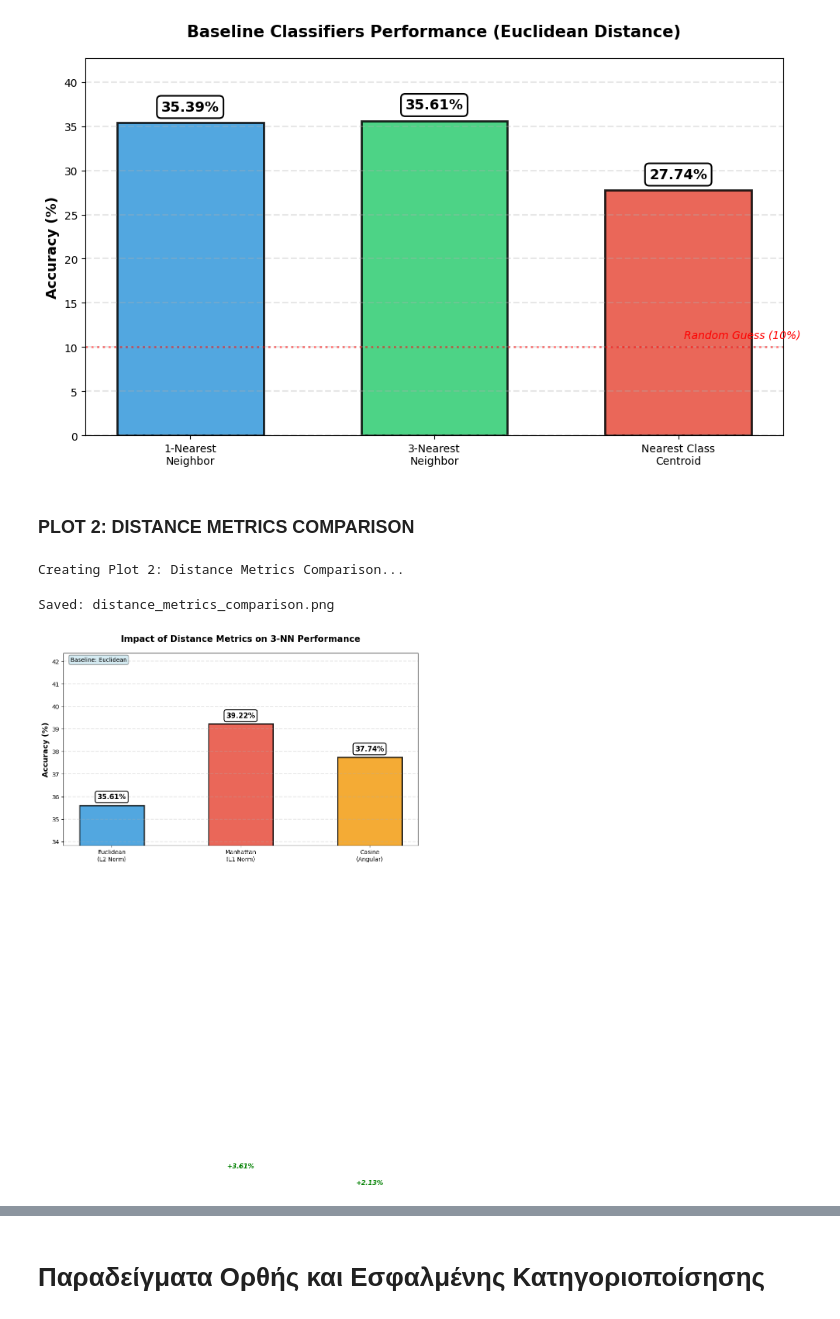
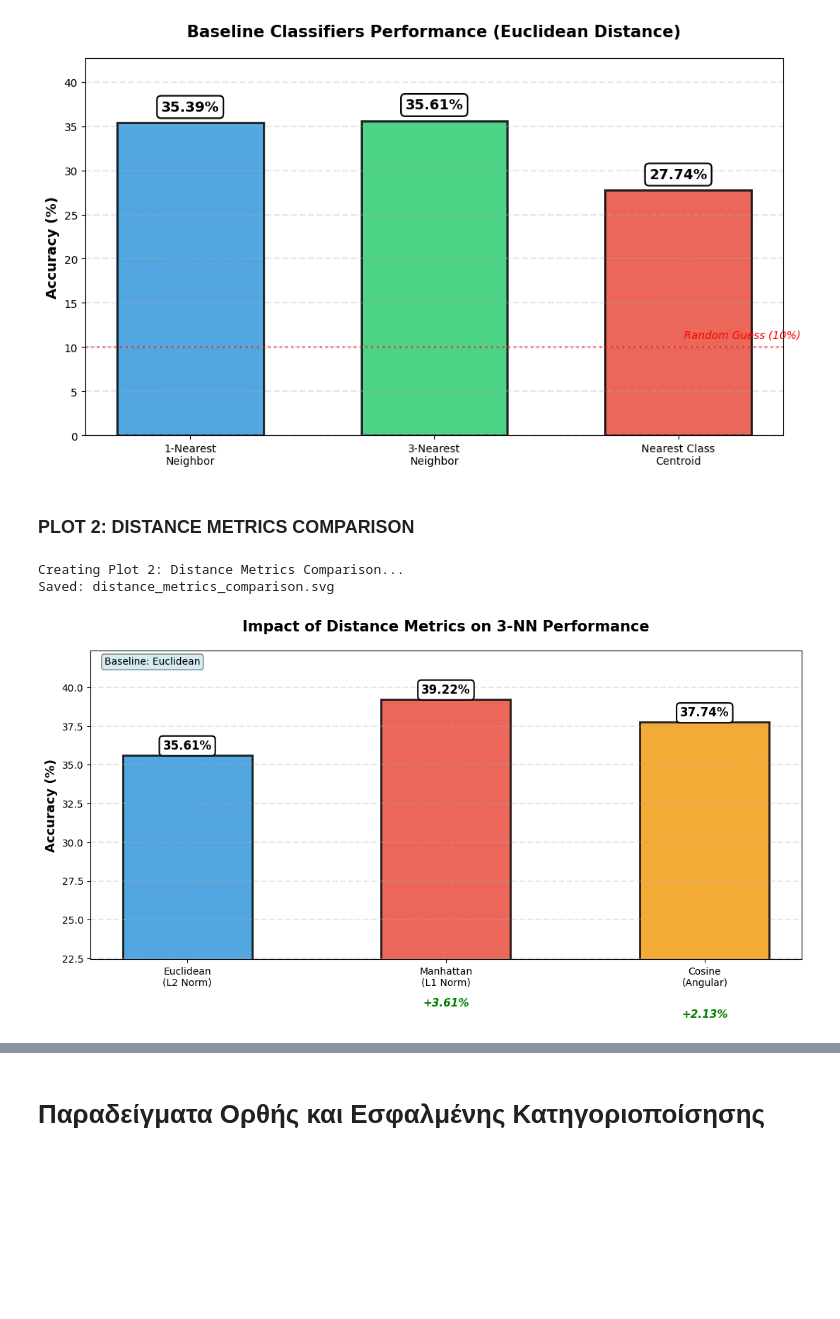
Before and after one commit to PelopidasTsiountsiouras/Neural-Networks-Deep-Learning, a Jupyter notebook: FirstProject/Neural_Networks_Project_1_Intermediate.ipynb, the cells around one changed output, grey strips where cells are left out. Cells and saved outputs as stored; diff of their text form; code cells hidden in the pictures; blank space fills up the shorter version.

```diff
--- a/FirstProject/Neural_Networks_Project_1.ipynb
+++ b/FirstProject/Neural_Networks_Project_1_Intermediate.ipynb
@@ -618,0 +576,14 @@ Test samples: 10000
+# %%
+# EXPERIMENT 1: DISTANCE METRICS (3-NN)
+print("\n" + "🔹"*30)
+print("EXPERIMENT: DISTANCE METRICS")
+print("🔹"*30)
+print("Comparison of different distance metrics with 3-NN")
+
+# Manhattan Distance
+pred_3nn_manhattan = knn_classifier(X_train_flat, y_train, X_test_eval, k=3, distance_type='manhattan')
+results['3-NN (Manhattan)'] = evaluate_classifier(y_test_eval, pred_3nn_manhattan, "3-NN with Manhattan Distance")
+
+# Cosine Distance
+pred_3nn_cosine = knn_classifier(X_train_flat, y_train, X_test_eval, k=3, distance_type='cosine')
+results['3-NN (Cosine)'] = evaluate_classifier(y_test_eval, pred_3nn_cosine, "3-NN with Cosine Distance")
@@ -711,7 +759,7 @@ print("\n" + "🔹"*30)
 print("ΠΕΙΡΑΜΑ: PRINCIPAL COMPONENT ANALYSIS (PCA)")
 print("🔹"*30)
 
-pca_configs = [50, 100, 200]
+pca_configs = [25, 50, 100]
 pca_results = {}
 
 for n_components in pca_configs:
@@ -719,16 +767,16 @@ for n_components in pca_configs:
     print(f"Testing PCA with {n_components} components")
     print(f"{'─'*60}")
 
-    # Test with 3-NN
-    acc = evaluate_classifier(y_test_eval, pred_pca, f"3-NN with PCA-{n_components}")
+    # Test with 1-NN
+    acc = evaluate_classifier(y_test_eval, pred_pca, f"1-NN with PCA-{n_components}")
 
-    pca_results[f'3-NN (PCA-{n_components})'] = {
+    pca_results[f'1-NN (PCA-{n_components})'] = {
         'accuracy': acc,
         'explained_var': explained_var,
         'n_components': n_components
     }
-    results[f'3-NN (PCA-{n_components})'] = acc
-    all_predictions[f'3-NN-PCA-{n_components}'] = pred_pca
+    results[f'1-NN (PCA-{n_components})'] = acc
+    all_predictions[f'1-NN-PCA-{n_components}'] = pred_pca
 # %% [output]
 🔹🔹🔹🔹🔹🔹🔹🔹🔹🔹🔹🔹🔹🔹🔹🔹🔹🔹🔹🔹🔹🔹🔹🔹🔹🔹🔹🔹🔹🔹
 ΠΕΙΡΑΜΑ: PRINCIPAL COMPONENT ANALYSIS (PCA)
@@ -833,9 +889,0 @@ Top-5 Most Frequent Confusions:
-# %%
-print("\n" + "="*60)
-print("GENERATING COMPARISON PLOTS")
-print("="*60)
-
-# Prepare categories
-baseline_methods = ['1-NN (Euclidean)', '3-NN (Euclidean)', 'NCC']
-distance_methods = ['3-NN (Manhattan)', '3-NN (Cosine)']
-pca_methods = [k for k in results.keys() if 'PCA' in k]
@@ -887,7 +931,7 @@ Creating Plot 1: Baseline Classifiers...
 Saved: baseline_comparison.svg
 [figure]
 # %% [markdown]
-### **PLOT 2: DISTANCE METRICS COMPARISON**
+### PLOT 2: DISTANCE METRICS COMPARISON
 # %%
 print("\nCreating Plot 2: Distance Metrics Comparison...")
 
@@ -904,41 +948,42 @@ bars = ax.bar(distance_names, distance_accs, color=colors_dist,
 ax.set_ylabel('Accuracy (%)', fontsize=13, fontweight='bold')
 ax.set_title('Impact of Distance Metrics on 3-NN Performance',
              fontsize=15, fontweight='bold', pad=20)
-ax.set_ylim([min(distance_accs) * 0.95, max(distance_accs) * 1.08])
+ax.set_ylim([min(distance_accs) * 0.63, max(distance_accs) * 1.08])
 ax.grid(axis='y', alpha=0.3, linestyle='--', linewidth=1.5)
 
 # Add values
 for i, bar in enumerate(bars):
     height = bar.get_height()
     ax.text(bar.get_x() + bar.get_width()/2., height + 0.2,
             f'{height:.2f}%',
             ha='center', va='bottom', fontsize=12, fontweight='bold',
             bbox=dict(boxstyle='round,pad=0.3', facecolor='white',
                      edgecolor='black', linewidth=1.5))
 
 # Add difference from baseline
 baseline_euclidean = distance_accs[0]
 for i, (bar, acc) in enumerate(zip(bars[1:], distance_accs[1:]), 1):
     diff = acc - baseline_euclidean
     color = 'green' if diff > 0 else 'red'
     symbol = '+' if diff >= 0 else ''
     ax.text(bar.get_x() + bar.get_width()/2., bar.get_height() * 0.5,
             f'{symbol}{diff:.2f}%',
             ha='center', va='center', fontsize=11, fontweight='bold',
             color=color, style='italic')
 
 # Annotation
 ax.text(0.02, 0.98, 'Baseline: Euclidean', transform=ax.transAxes,
         fontsize=10, verticalalignment='top',
         bbox=dict(boxstyle='round', facecolor='lightblue', alpha=0.5))
 
+plt.margins(y=0)
 plt.tight_layout()
 full_path = f"{save_path}/distance_metrics_comparison.svg"
 plt.savefig(full_path, dpi=300, bbox_inches='tight')
-print(f"Saved: distance_metrics_comparison.png")
+print(f"Saved: distance_metrics_comparison.svg")
 plt.show()
 # %% [output]
 Creating Plot 2: Distance Metrics Comparison...
+Saved: distance_metrics_comparison.svg
-Saved: distance_metrics_comparison.png
-[figure, old version]
+[figure, new version]
 # %% [markdown]
```
Also changed, not shown: parts of 40 cells of this notebook, 21 other files.
